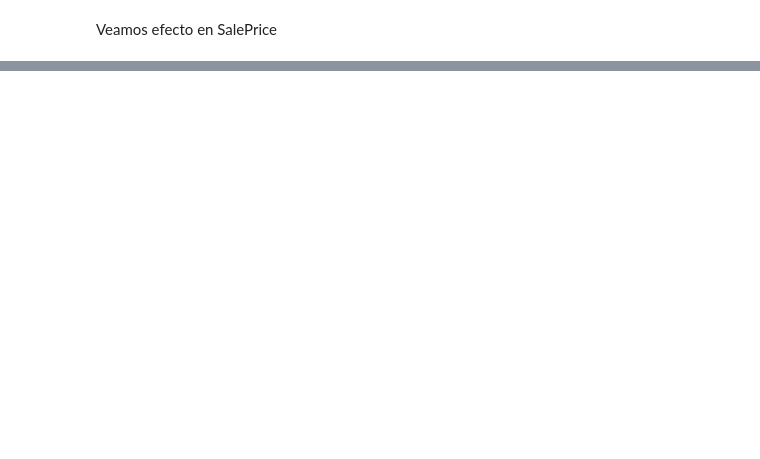
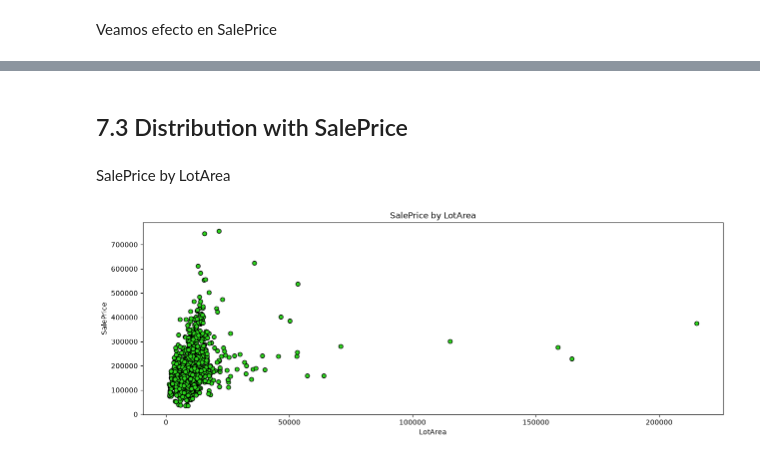
Before and after one commit to charligram/3_prediction_of_house_values, a Jupyter notebook: notebooks/02_EDA.ipynb, the cells around one changed output, grey strips where cells are left out. Drawn from its saved outputs; the diff is of its cells as text; code cells hidden in the pictures; blank space fills up the shorter version.

```diff
--- a/notebooks/02_EDA.ipynb
+++ b/notebooks/02_EDA.ipynb
@@ -280,0 +376,18 @@ plt.show()
+# %% [markdown]
+## 7.3 Distribution with SalePrice
+# %% [markdown]
+SalePrice by LotArea
+# %%
+fig, ax = scatter_plot_project(
+    x=df['LotArea'],
+    y=df['SalePrice'],
+    title='SalePrice by LotArea',
+    x_label='LotArea',
+    y_label='SalePrice'
+)
+
+
+plt.savefig(FIGURES_PATH / '04_01_saleprice_by_lotarea.png', bbox_inches='tight')
+plt.show()
+# %% [output]
+[figure, added]
```
Also changed, not shown: parts of 102 cells of this notebook, 17 other files.
